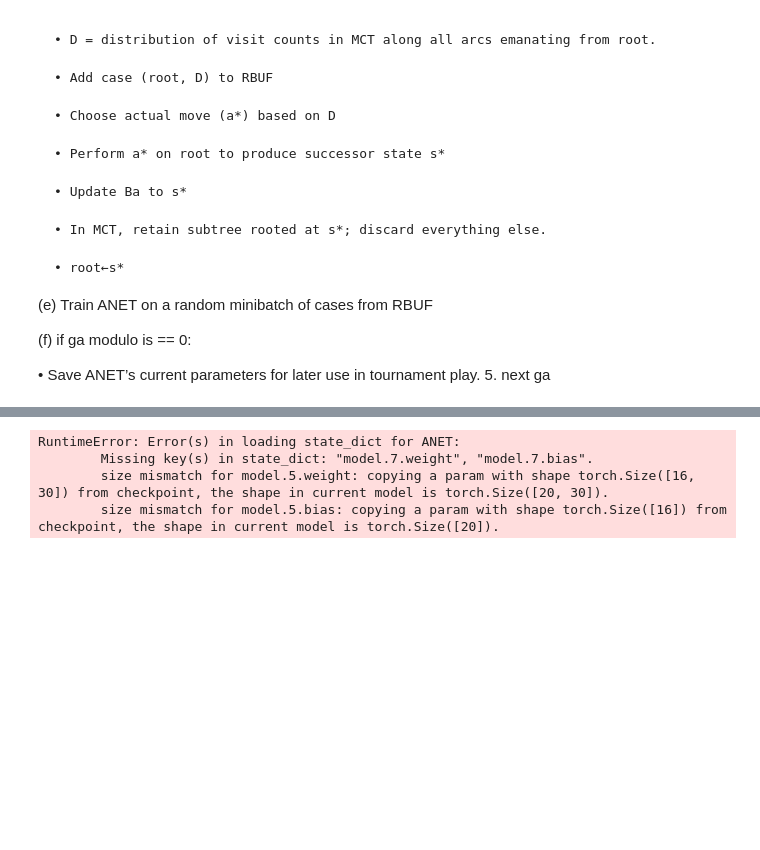
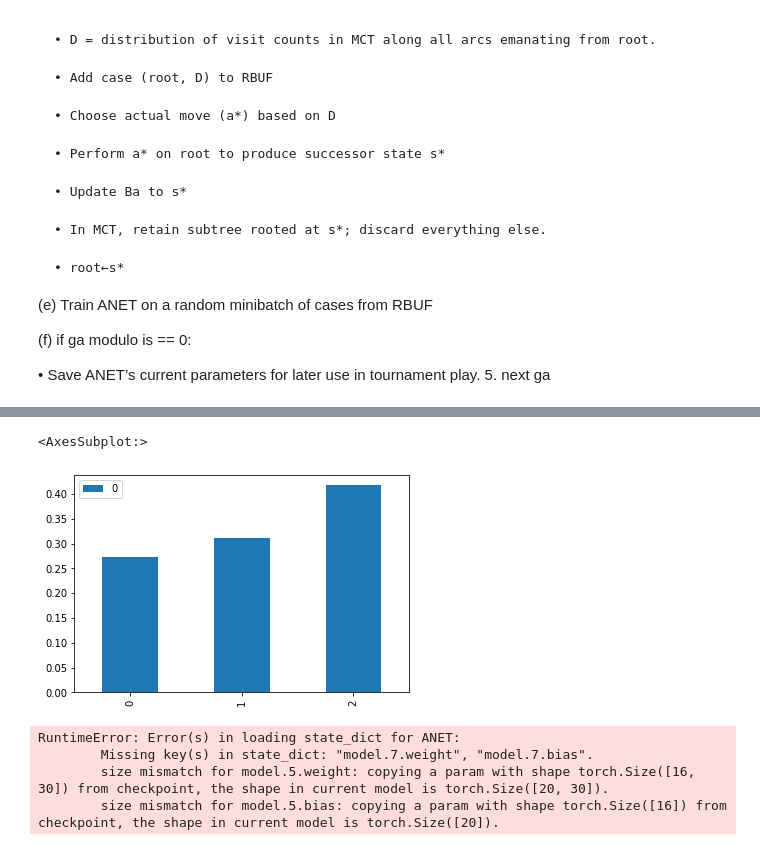
Before and after one commit to Siglangf/KI_2, a Jupyter notebook: Test.ipynb, the cells around one changed output, grey strips where cells are left out. Drawn from its saved outputs; the diff is of its cells as text; code cells hidden in the pictures; blank space fills up the shorter version.

```diff
--- a/Test.ipynb
+++ b/Test.ipynb
@@ -191,0 +229,3 @@ NameError: name 'features' is not defined
+# %%
+top = TOPP( SIZE, Hex, 1000, 100, 3)
+wins = top.run_tournament()
@@ -192,3 +250,11 @@ NameError: name 'features' is not defined
+# %%
+import pandas as pd
+df = pd.DataFrame(wins)
+norm = df/df[0].sum()
+norm.plot.bar()
+# %% [output]
+<AxesSubplot:>
+[figure, added]
 # %%
 action_space = Hex(SIZE,STARTING_PLAYER_ID).get_action_space()
 anet = ANET(input_size=SIZE,output_size=len(action_space))
```
Also changed, not shown: parts of 9 cells of this notebook, 5 other files.
